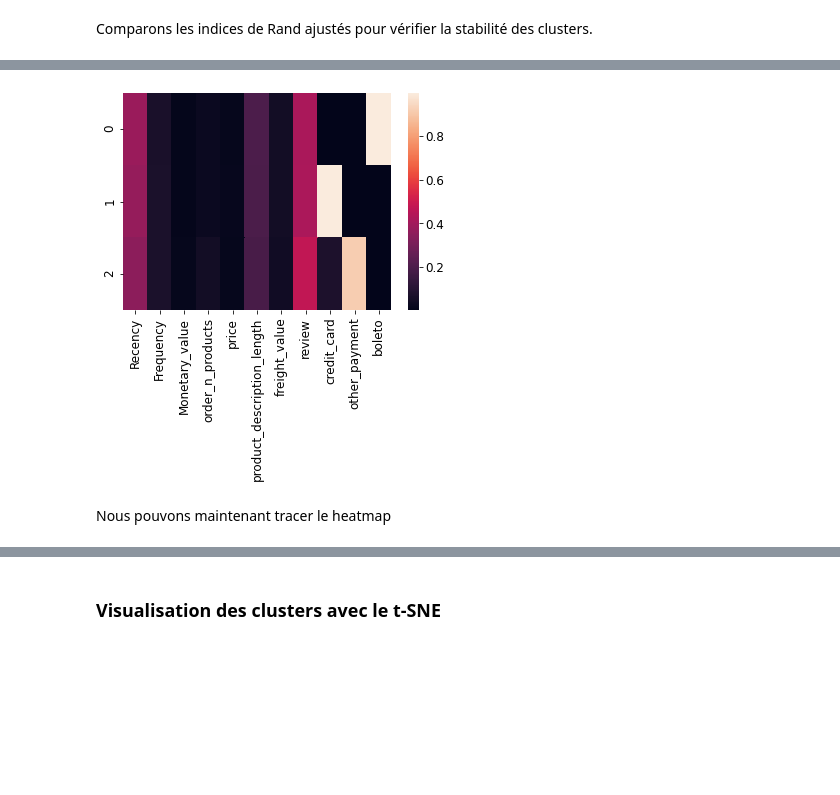
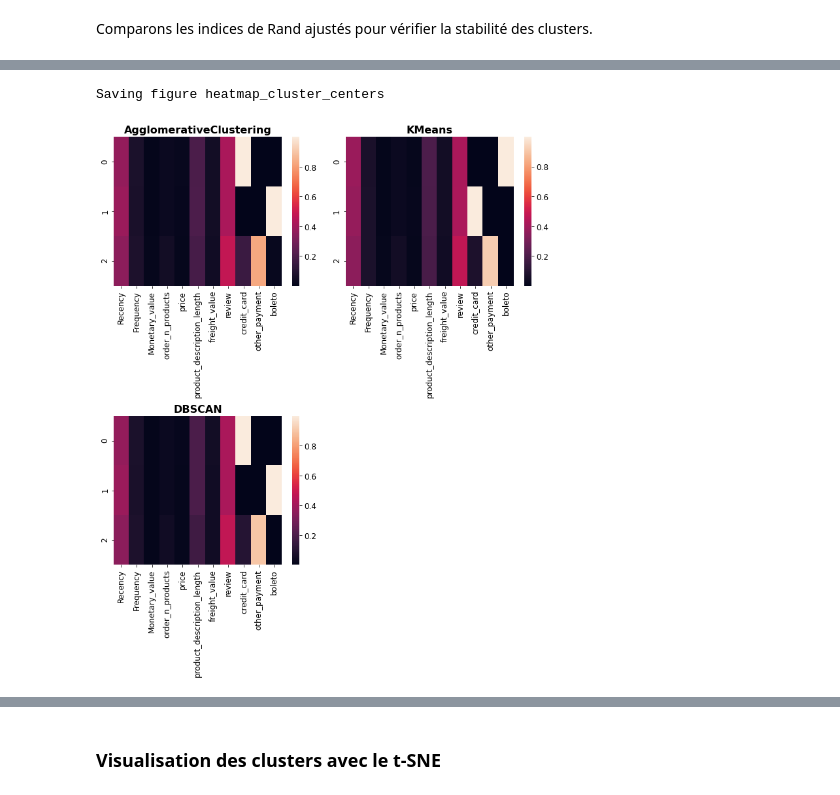
Before and after one commit to Pierre-Eloi/OC_DS_Project5, a Jupyter notebook: Project5_Data_Clustering.ipynb, the cells around one changed output, grey strips where cells are left out. Cells and saved outputs as stored; diff of their text form; code cells hidden in the pictures; blank space fills up the shorter version.

```diff
--- a/Project5_Data_Clustering.ipynb
+++ b/Project5_Data_Clustering.ipynb
@@ -559,12 +611,44 @@ for i, model in enumerate(models):
-# %%
-# Get the coordinates of the cluster centers
-kmeans = KMeans(n_clusters=3, random_state=42).fit(X_scaled)
-centers = kmeans.cluster_centers_
-
-# Plot the heatmap
-df_heatmap = pd.DataFrame(centers, columns=df_scaled.columns)
-ax = sns.heatmap(df_heatmap)
-# %% [output]
-[figure, removed]
-# %% [markdown]
-Nous pouvons maintenant tracer le heatmap
+# %%
+def heatmap_cluster_centers(models, feature_names, X,
+                            file_name="heatmap_cluster_centers"):
+    """ Function to plot a heatmap of the cluster centers for all models
+    -----------
+    Parameters :
+    models: List
+        List of clustering models
+    feature_names: List
+        List of the feature names
+    X: Array
+        the array object holding data
+    file_name : String
+        name of the png file
+    -----------
+    Return :
+    axes : Matplotlib axis object
+    """
+    # Get the figure size
+    n_models = len(models)
+    if n_models % 2 == 0:
+        n_rows = n_models / 2
+    else:
+        n_rows = n_models // 2 + 1
+    fig = plt.figure(figsize=(10, n_rows*6))
+
+    # Plot the cluster centers
+    for i, model in enumerate(models):
+        model.fit(X)
+        df = pd.DataFrame(get_cluster_centers(X, model.labels_),
+                          columns=feature_names)
+        ax = fig.add_subplot(n_rows, 2, i + 1)
+        ax.set_title(type(model).__name__)
+        sns.heatmap(df)
+
+    save_fig(file_name)
+    plt.show()
+# %%
+models = clustering_algorithms(X_scaled, n_clusters=3, eps=.15)
+
+heatmap_cluster_centers(models, df_scaled.columns, X_scaled)
+# %% [output]
+Saving figure heatmap_cluster_centers
+[figure, added]
```
Also changed, not shown: parts of 40 cells of this notebook.
